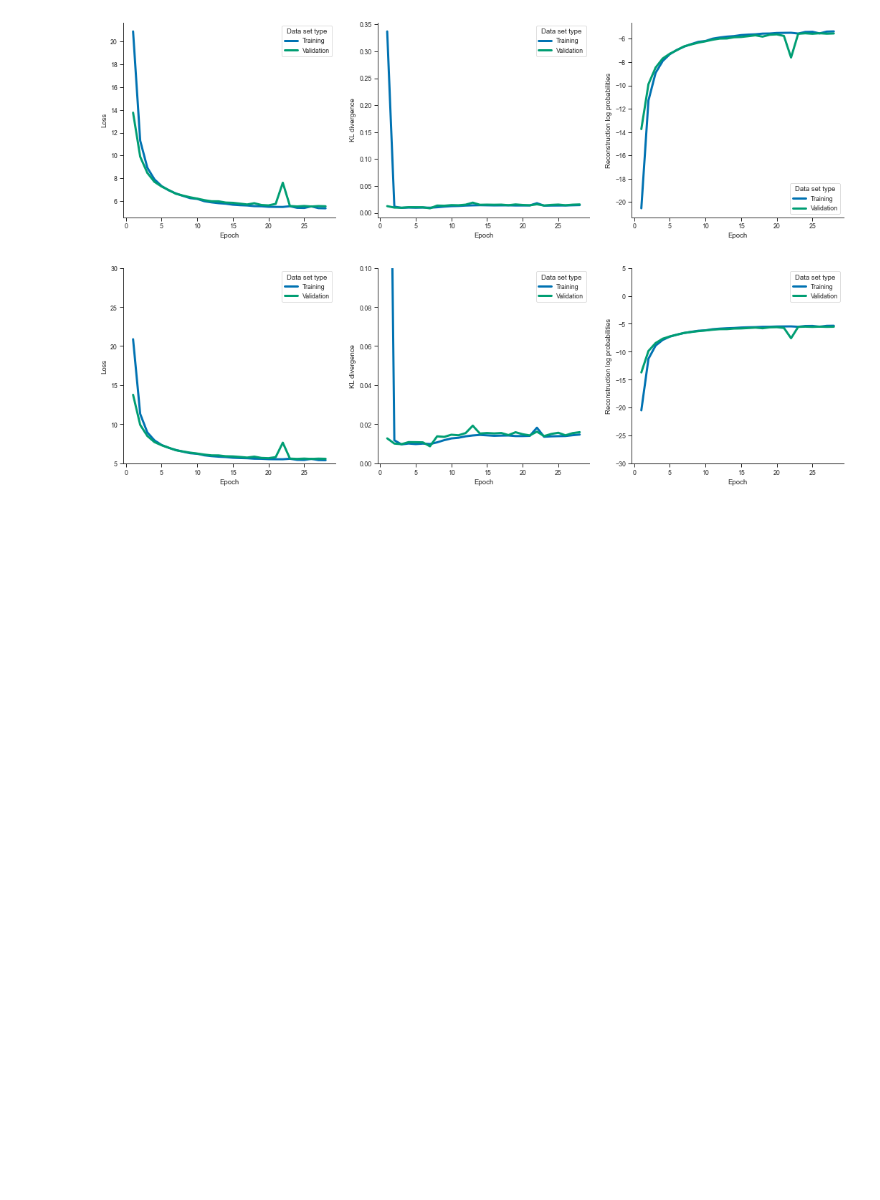
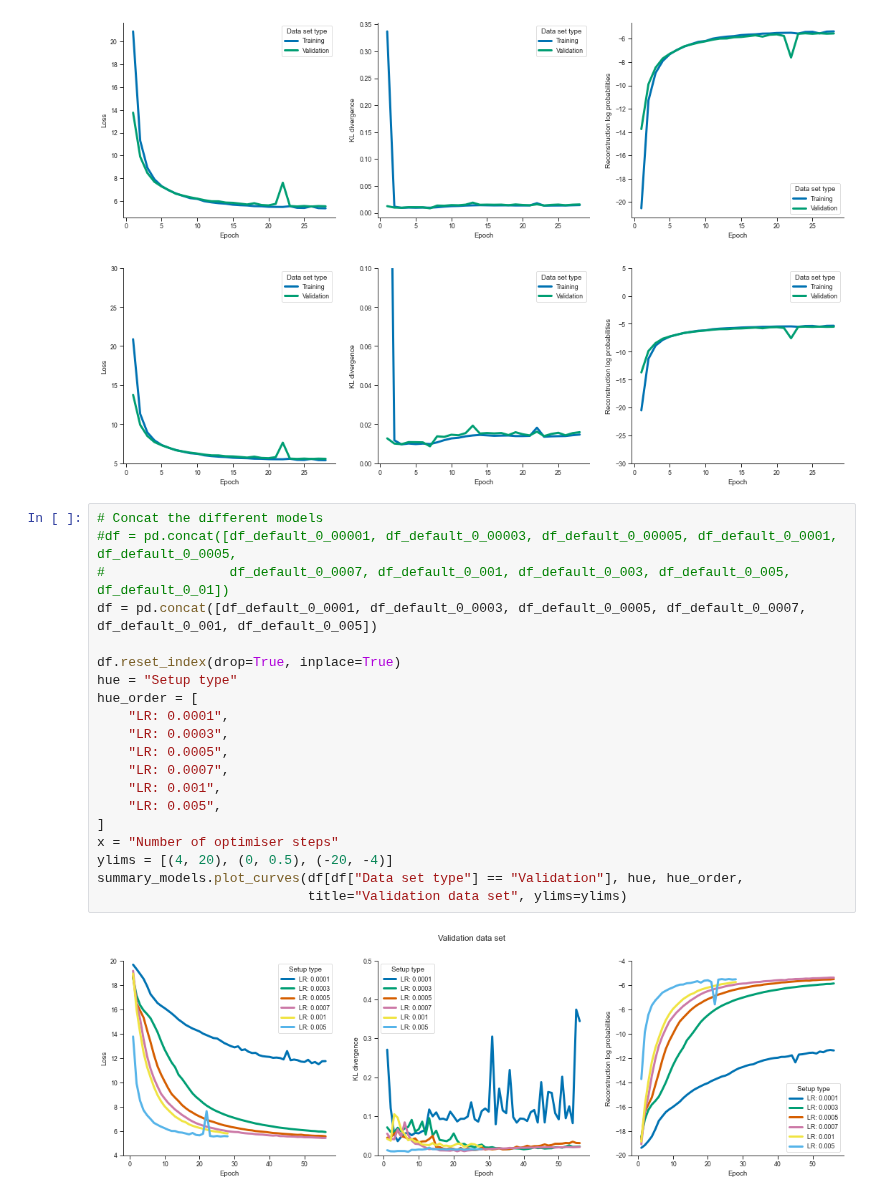
Before and after one commit to ThordurPall/vessel-trajectory-anomaly-detection, a Jupyter notebook: notebooks/Model Training/Learning Curves/Discrete Representation/Skagen/Explore Training & Validation Curves - Fishing Vessels.ipynb, the cells around one changed output. Saved outputs shown, nothing was run; the diff lists cells and outputs as text; blank space fills up the shorter version.

Commit message:
Adding initial Skagen discrete learning curve comparison

```diff
--- a/notebooks/Model Training/Learning Curves/Discrete Representation/Skagen/Explore Training & Validation Curves - Fishing Vessels.ipynb
+++ b/notebooks/Model Training/Learning Curves/Discrete Representation/Skagen/Explore Training & Validation Curves - Fishing Vessels.ipynb
@@ -87,3 +87,25 @@ summary_models.plot_curves(df_default_0_005, ylims=ylims)
 # %% [output]
 [figure]
 [figure]
+# %%
+# Concat the different models
+#df = pd.concat([df_default_0_00001, df_default_0_00003, df_default_0_00005, df_default_0_0001, df_default_0_0005,
+#                df_default_0_0007, df_default_0_001, df_default_0_003, df_default_0_005, df_default_0_01])
+df = pd.concat([df_default_0_0001, df_default_0_0003, df_default_0_0005, df_default_0_0007, df_default_0_001, df_default_0_005])
+
+df.reset_index(drop=True, inplace=True)
+hue = "Setup type"
+hue_order = [
+    "LR: 0.0001",
+    "LR: 0.0003",
+    "LR: 0.0005",
+    "LR: 0.0007",
+    "LR: 0.001",
+    "LR: 0.005",
+]
+x = "Number of optimiser steps"
+ylims = [(4, 20), (0, 0.5), (-20, -4)]
+summary_models.plot_curves(df[df["Data set type"] == "Validation"], hue, hue_order,
+                           title="Validation data set", ylims=ylims)
+# %% [output]
+[figure, added]
```
